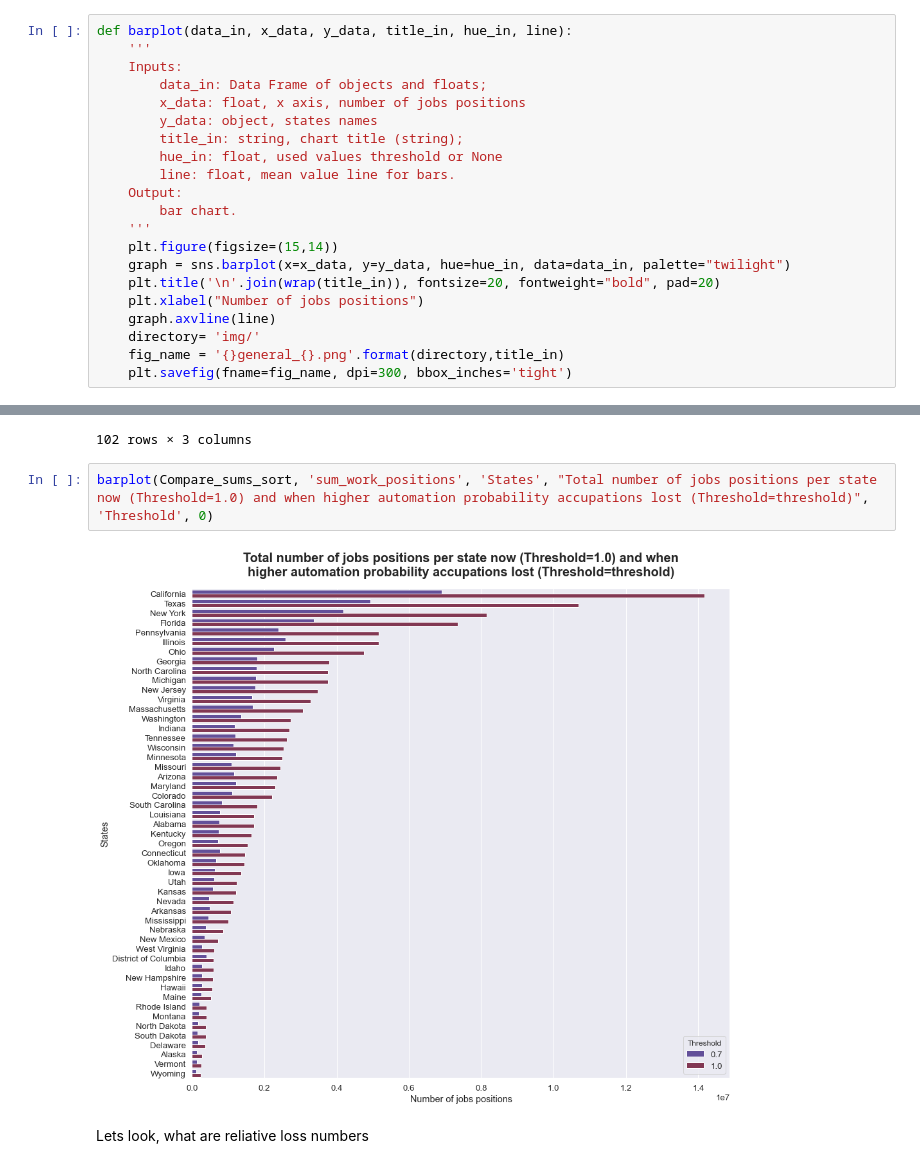
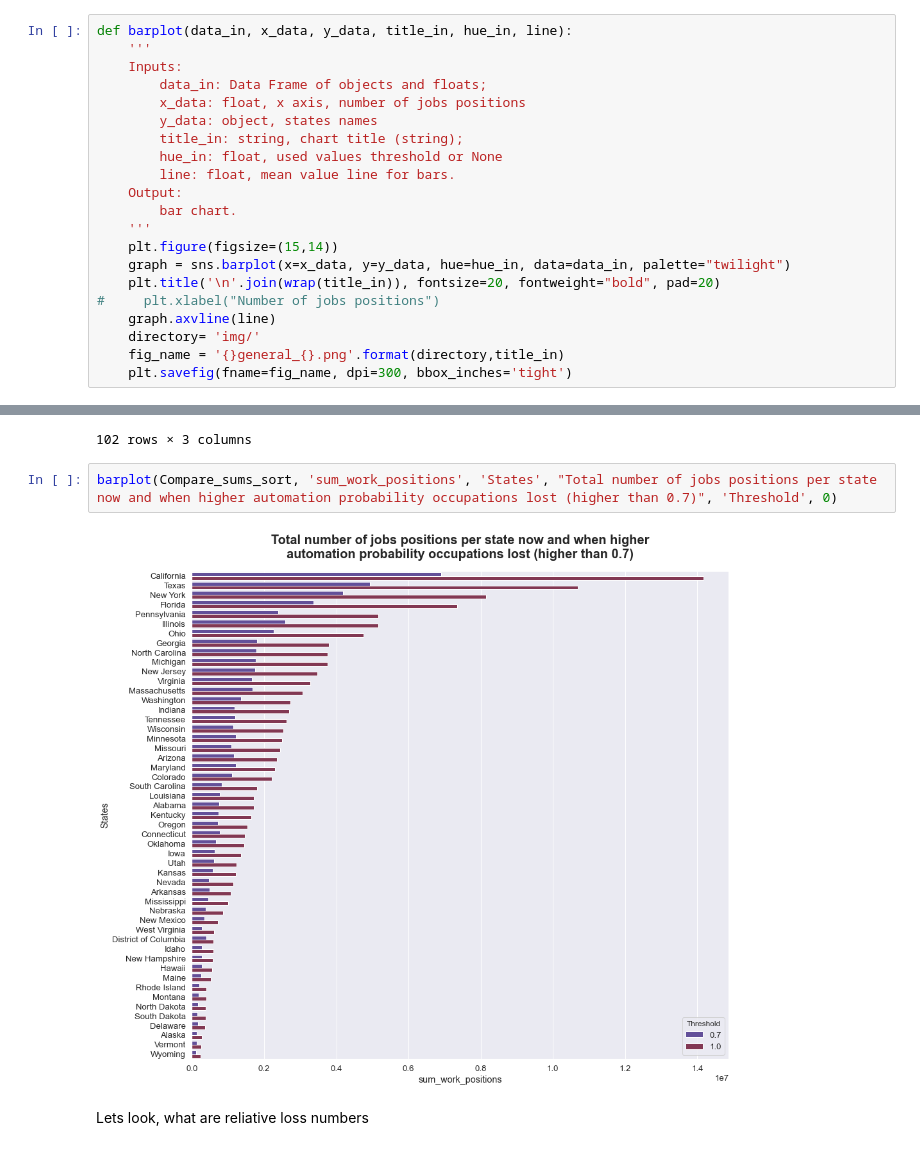
Before and after one commit to gadolinis/Automation_of_occupations_consequences_for_the_USA, a Jupyter notebook: Automation_of_occupations_consequences_for_the_USA.ipynb, the cells around one changed output, grey strips where cells are left out. Cells and saved outputs as stored; diff of their text form.

```diff
--- a/Automation_of_occupations_consequences_for_the_USA.ipynb
+++ b/Automation_of_occupations_consequences_for_the_USA.ipynb
@@ -66,7 +66,7 @@ def barplot(data_in, x_data, y_data, title_in, hue_in, line):
     plt.figure(figsize=(15,14))
     graph = sns.barplot(x=x_data, y=y_data, hue=hue_in, data=data_in, palette="twilight")
     plt.title('\n'.join(wrap(title_in)), fontsize=20, fontweight="bold", pad=20)
-    plt.xlabel("Number of jobs positions")
+#     plt.xlabel("Number of jobs positions")
     graph.axvline(line)
     directory= 'img/'
     fig_name = '{}general_{}.png'.format(directory,title_in)
@@ -378,9 +378,9 @@ Compare_sums_sort
 | 50 | Wyoming | 114020 | 0.7 |
 102 rows × 3 columns
 # %%
-barplot(Compare_sums_sort, 'sum_work_positions', 'States', "Total number of jobs positions per state now (Threshold=1.0) and when higher automation probability accupations lost (Threshold=threshold)", 'Threshold', 0)
+barplot(Compare_sums_sort, 'sum_work_positions', 'States', "Total number of jobs positions per state now and when higher automation probability occupations lost (higher than 0.7)", 'Threshold', 0)
 # %% [output]
-[figure, old version]
+[figure, new version]
 # %% [markdown]
 Lets look, what are reliative loss numbers
 # %%
```
Also changed, not shown: parts of 2 cells of this notebook, 2 other files.
